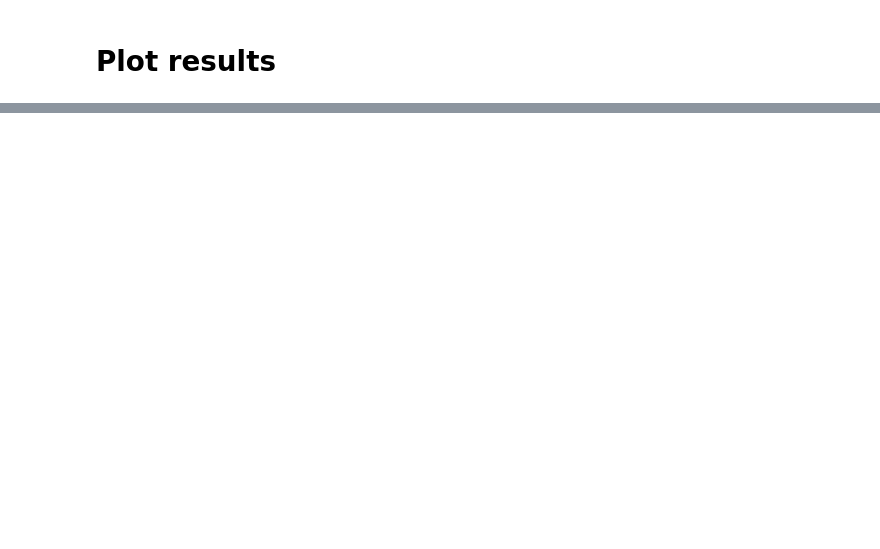
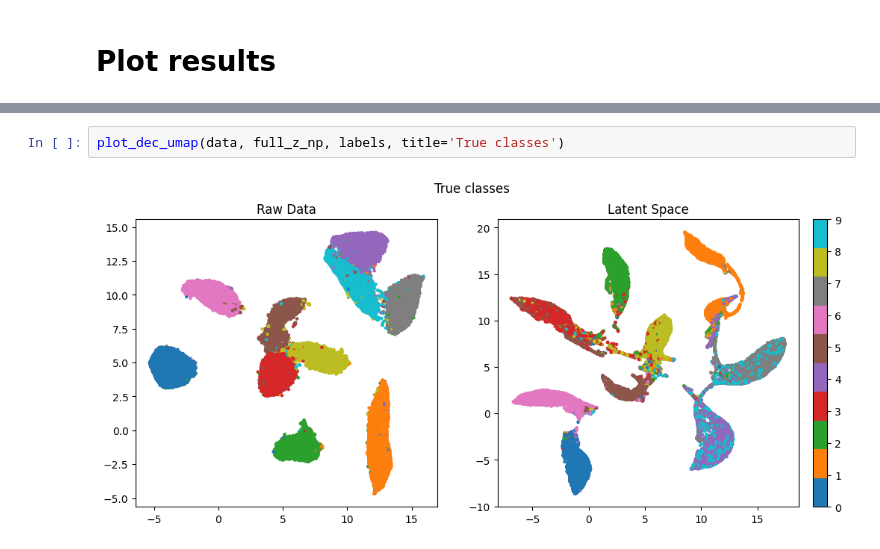
Before and after one commit to woullufy/deep-embedded-clustering, a Jupyter notebook: notebooks/dec.ipynb, the cells around one changed output, grey strips where cells are left out. Drawn from its saved outputs; the diff is of its cells as text; blank space fills up the shorter version.

```diff
--- a/notebooks/dec.ipynb
+++ b/notebooks/dec.ipynb
@@ -279,0 +211,4 @@ plt.show()
+# %%
+plot_dec_umap(data, full_z_np, labels, title='True classes')
+# %% [output]
+[figure, added]
```
Also changed, not shown: parts of 16 cells of this notebook, 1 other file.
